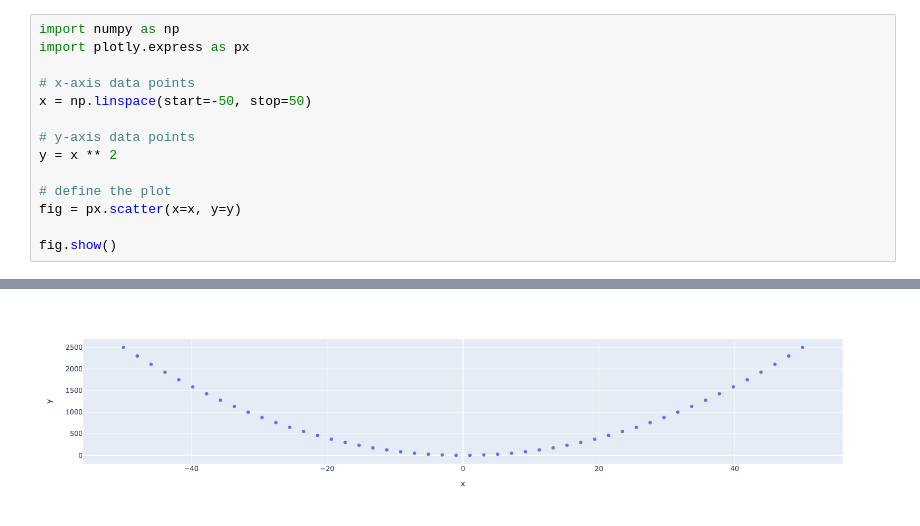
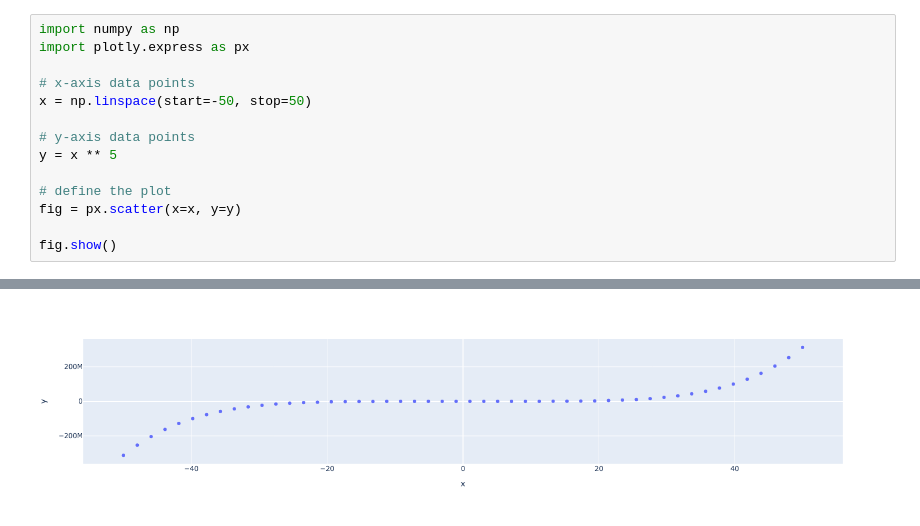
Before and after one commit to shebistar/my-notebooks-repo, a Jupyter notebook: experiment1.ipynb, the cells around one changed output, grey strips where cells are left out. Cells and saved outputs as stored; diff of their text form.

```diff
--- a/experiment1.ipynb
+++ b/experiment1.ipynb
@@ -6,7 +6,7 @@ import plotly.express as px
 x = np.linspace(start=-50, stop=50)
 
 # y-axis data points
-y = x ** 2
+y = x ** 5
 
 # define the plot
 fig = px.scatter(x=x, y=y)
@@ -17 +16 @@ fig.show()
-[figure, old version]
+[figure, new version]
```
Also changed, not shown: parts of 1 cell of this notebook.
